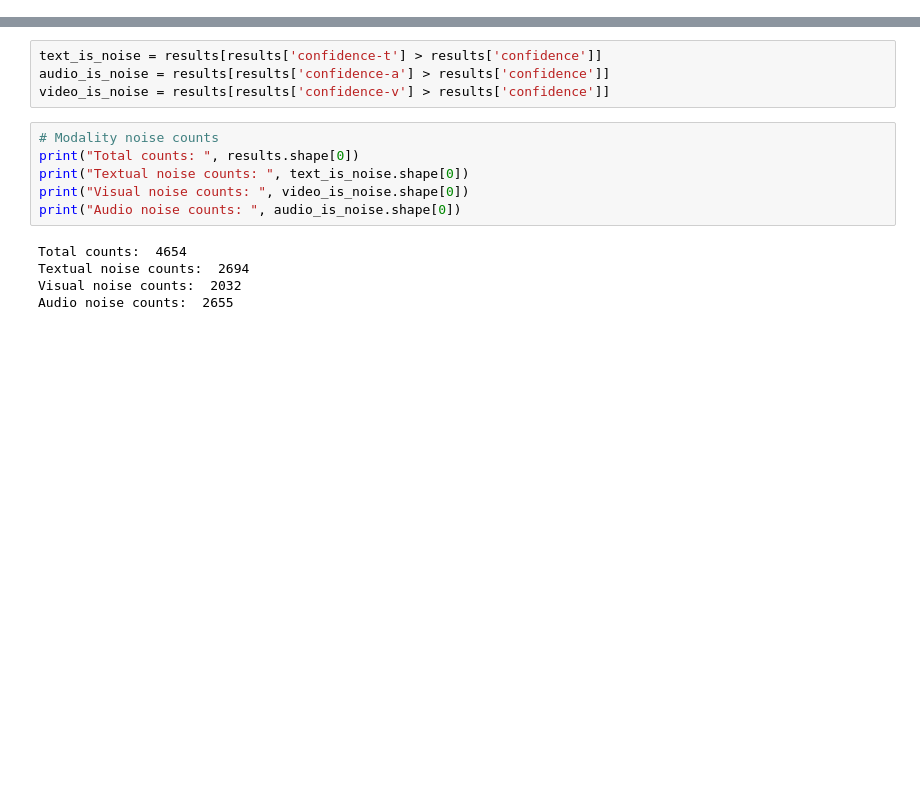
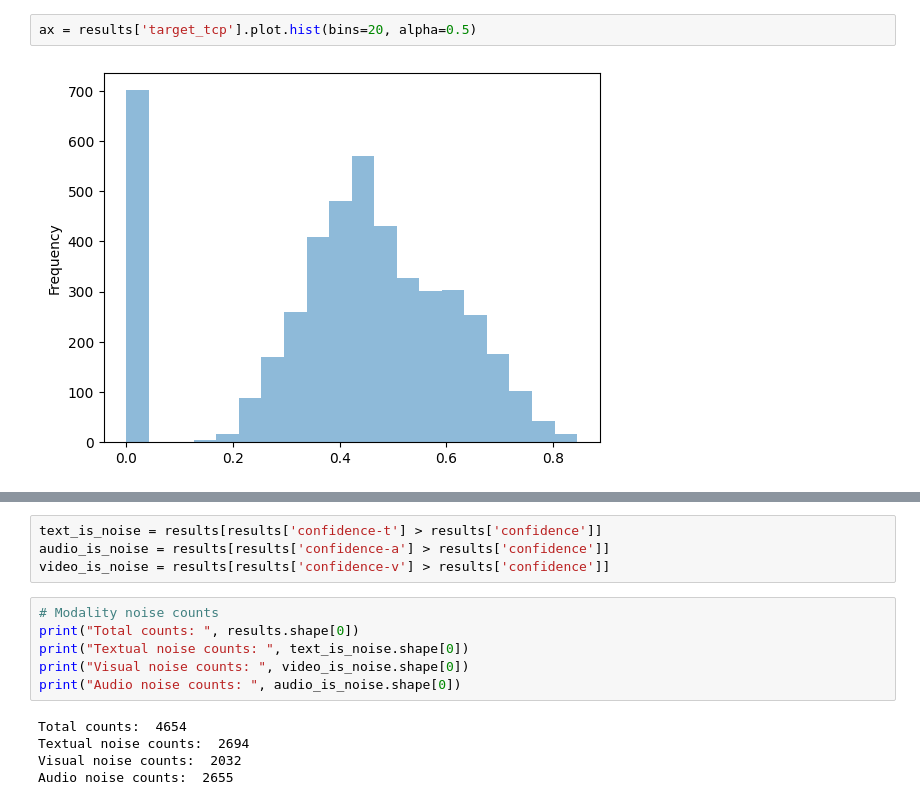
Before and after one commit to SoyeonHH/MMDA, a Jupyter notebook: analysis.ipynb, the cells around one changed output, grey strips where cells are left out. Drawn from its saved outputs; the diff is of its cells as text; blank space fills up the shorter version.

```diff
--- a/analysis.ipynb
+++ b/analysis.ipynb
@@ -6,0 +50,4 @@ results = pd.read_csv(current_dir + '/results/results_MISA-dropout(0.6)-confidNe
+# %%
+ax = results['target_tcp'].plot.hist(bins=20, alpha=0.5)
+# %% [output]
+[figure, added]
```
Also changed, not shown: parts of 14 cells of this notebook, 8 other files.
